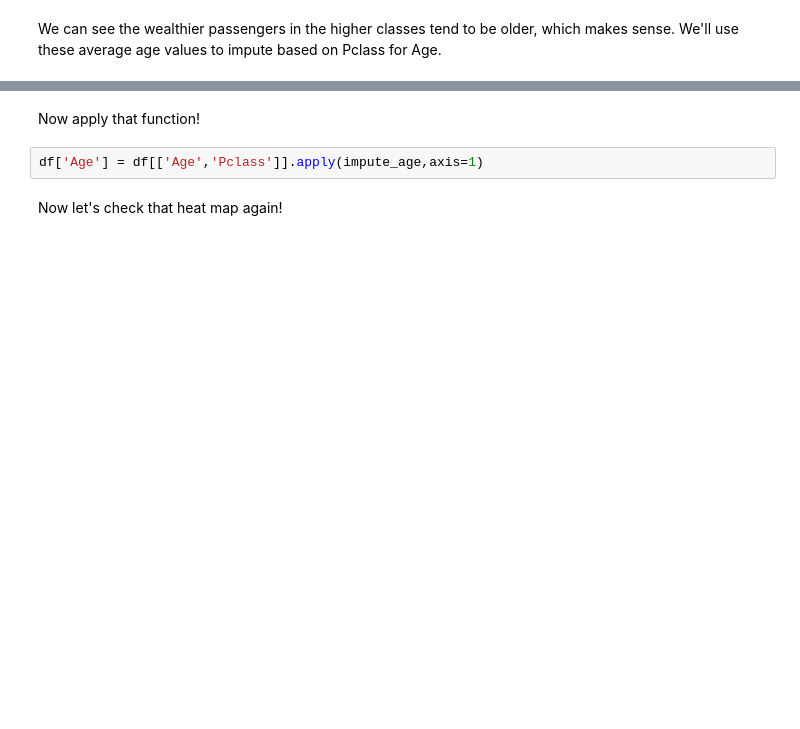
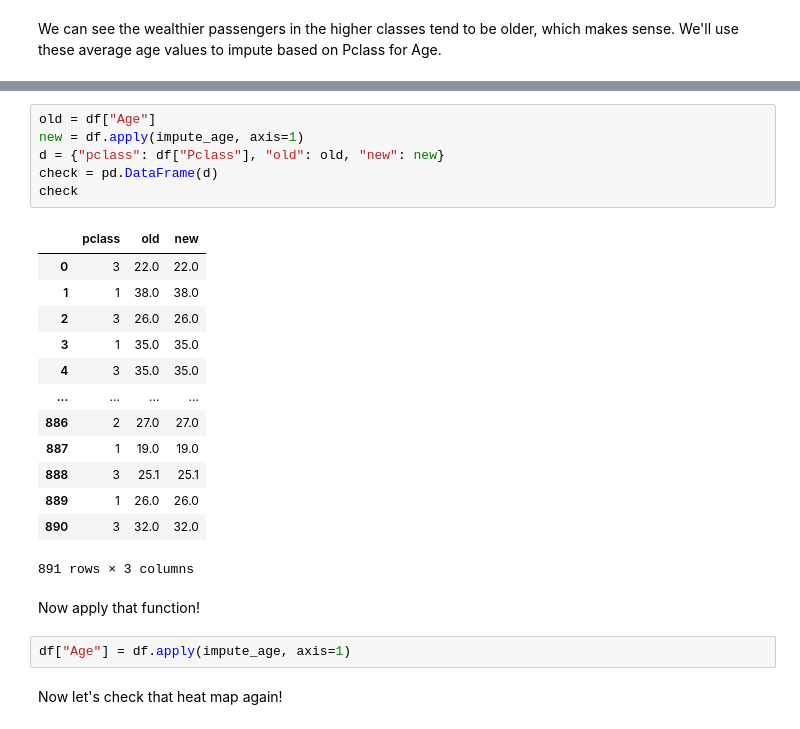
Before and after one commit to mmazurk/data-science-study, a Jupyter notebook: Refactored_Py_DS_ML_Bootcamp-master/13-Logistic-Regression/01-Logistic Regression with Python.ipynb, the cells around one changed output, grey strips where cells are left out. Saved outputs shown, nothing was run; the diff lists cells and outputs as text; blank space fills up the shorter version.

```diff
--- a/Refactored_Py_DS_ML_Bootcamp-master/13-Logistic-Regression/01-Logistic Regression with Python.ipynb
+++ b/Refactored_Py_DS_ML_Bootcamp-master/13-Logistic-Regression/01-Logistic Regression with Python.ipynb
@@ -141,7 +119,27 @@ df
+# %%
+old = df["Age"]
+new = df.apply(impute_age, axis=1)
+d = {"pclass": df["Pclass"], "old": old, "new": new}
+check = pd.DataFrame(d)
+check
+# %% [output]
+|  | pclass | old | new |
+| 0 | 3 | 22.0 | 22.0 |
+| 1 | 1 | 38.0 | 38.0 |
+| 2 | 3 | 26.0 | 26.0 |
+| 3 | 1 | 35.0 | 35.0 |
+| 4 | 3 | 35.0 | 35.0 |
+| ... | ... | ... | ... |
+| 886 | 2 | 27.0 | 27.0 |
+| 887 | 1 | 19.0 | 19.0 |
+| 888 | 3 | 25.1 | 25.1 |
+| 889 | 1 | 26.0 | 26.0 |
+| 890 | 3 | 32.0 | 32.0 |
+891 rows × 3 columns
 # %% [markdown]
 Now apply that function!
 # %%
-df['Age'] = df[['Age','Pclass']].apply(impute_age,axis=1)
+df["Age"] = df.apply(impute_age, axis=1)
 # %% [markdown]
 Now let's check that heat map again!
 # %%
```
Also changed, not shown: parts of 6 cells of this notebook.
